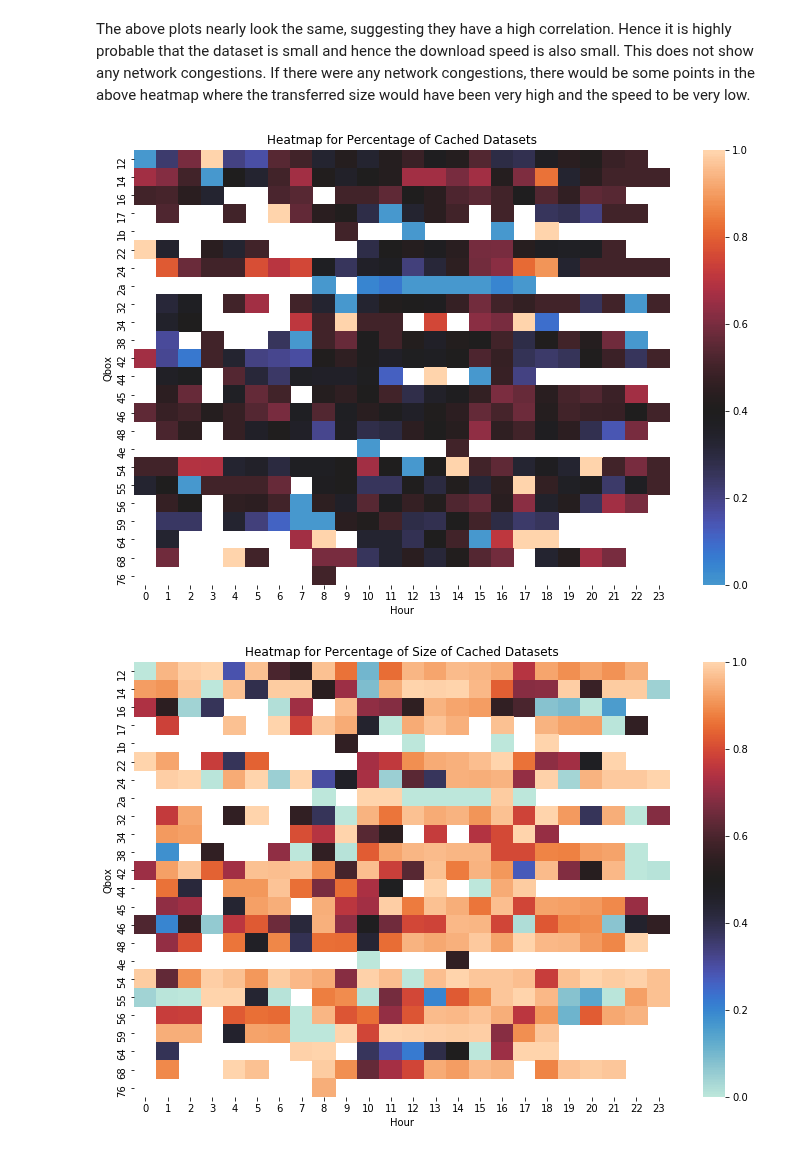
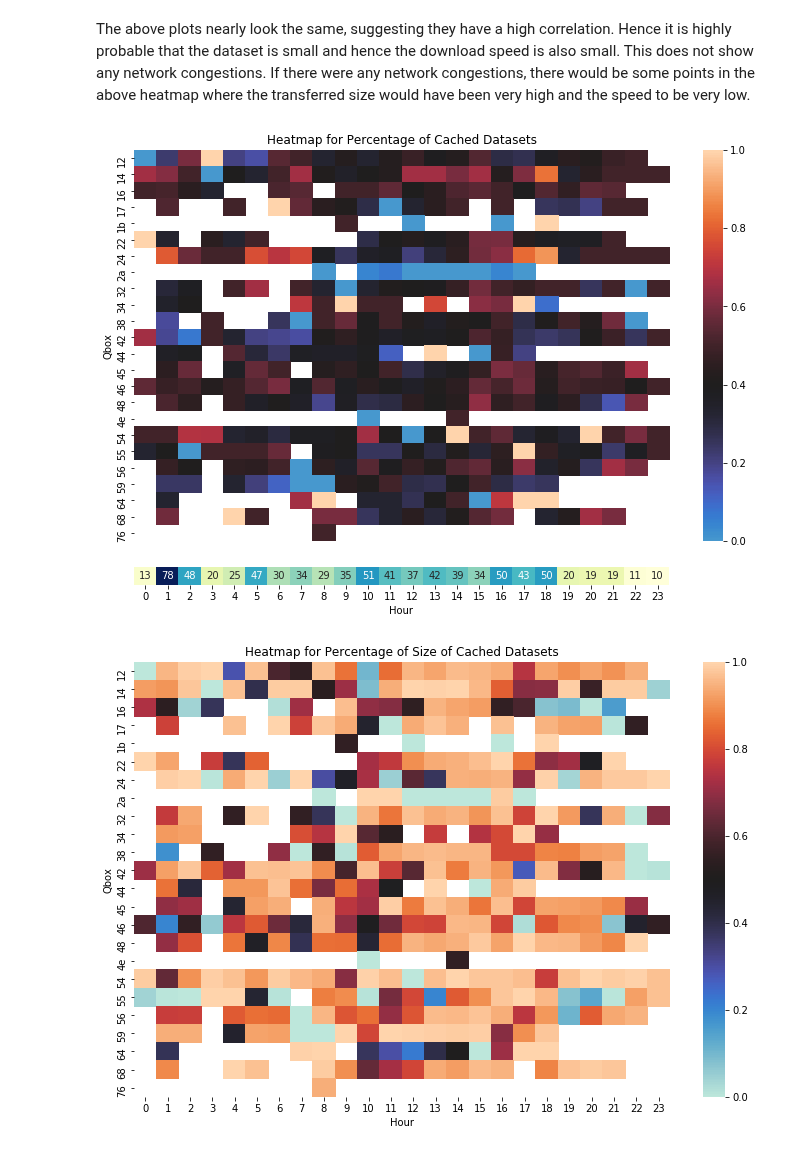
Before and after one commit to AdwaitB/greco-notes, a Jupyter notebook: infra/Analysis_full.ipynb, the cells around one changed output. Drawn from its saved outputs; the diff is of its cells as text; code cells hidden in the pictures.

Commit message:
Added column sums to heat maps

```diff
--- a/infra/Analysis_full.ipynb
+++ b/infra/Analysis_full.ipynb
@@ -685,22 +736,12 @@ plt.show()
 # %% [markdown]
 The above plots nearly look the same, suggesting they have a high correlation. Hence it is highly probable that the dataset is small and hence the download speed is also small. This does not show any network congestions. If there were any network congestions, there would be some points in the above heatmap where the transferred size would have been very high and the speed to be very low.
 # %%
-temp = data[1][['transfer_history.qbox_short', 'hour', 'is_cached']]
-temp = temp[temp['transfer_history.qbox_short'].notna()]
-temp = temp.groupby(['transfer_history.qbox_short', 'hour'])['is_cached']
-temp = temp.apply(lambda x: float(sum(x == True))/float(sum(x == True) + sum(x == False)))
-temp = temp.to_frame().reset_index()
-
-temp = temp.pivot(index='transfer_history.qbox_short', columns='hour', values='is_cached')
-
-plt.figure(figsize=plot_size)
-sb.heatmap(temp, center=0.4)
-plt.xlabel("Hour")
-plt.ylabel("Qbox")
-plt.title("Heatmap for Percentage of Cached Datasets")
-plt.show()
+plot_heatmap(data[1], 'transfer_history.qbox_short', 'hour', 'is_cached', 'transfer_history.transfer_size',
+             lambda x: float(sum(x == True))/float(sum(x == True) + sum(x == False)),
+             lambda x: len(np.unique(x)),
+             ylabel="Qbox", xlabel="Hour", title="Heatmap for Percentage of Cached Datasets")
 # %% [output]
-[figure, old version]
+[figure, new version]
 # %%
 def get_cached_size(x):
     a1 = np.array(x['is_cached'])
```
Also changed, not shown: parts of 4 cells of this notebook, 1 other file.
